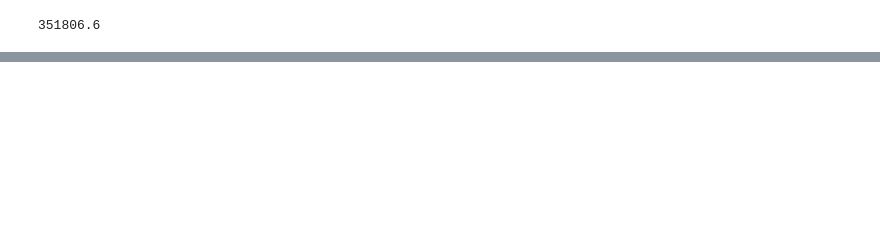
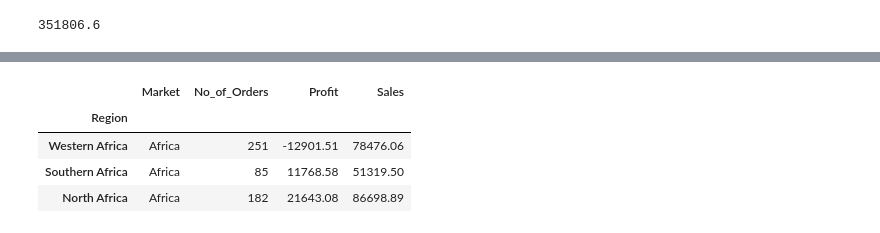
Before and after one commit to avinash2302res07/Python-Data-Science-library-Tutorial, a Jupyter notebook: Pandas.ipynb, the cells around one changed output, grey strips where cells are left out. Saved outputs shown, nothing was run; the diff lists cells and outputs as text; code cells hidden in the pictures; blank space fills up the shorter version.

```diff
--- a/Pandas.ipynb
+++ b/Pandas.ipynb
@@ -718,0 +758,3 @@ Sales.iloc[6,3]
+# %%
+Sales.set_index("Region", inplace=True)
+Sales.head()
@@ -718,0 +769,8 @@ Sales.iloc[6,3]
+# %%
+Sales.loc[["Western Africa","Southern Africa", "North Africa" ]].head()
+# %% [output]
+|  | Market | No_of_Orders | Profit | Sales |
+| Region |  |  |  |  |
+| Western Africa | Africa | 251 | -12901.51 | 78476.06 |
+| Southern Africa | Africa | 85 | 11768.58 | 51319.50 |
+| North Africa | Africa | 182 | 21643.08 | 86698.89 |
```
Also changed, not shown: parts of 23 cells of this notebook.
